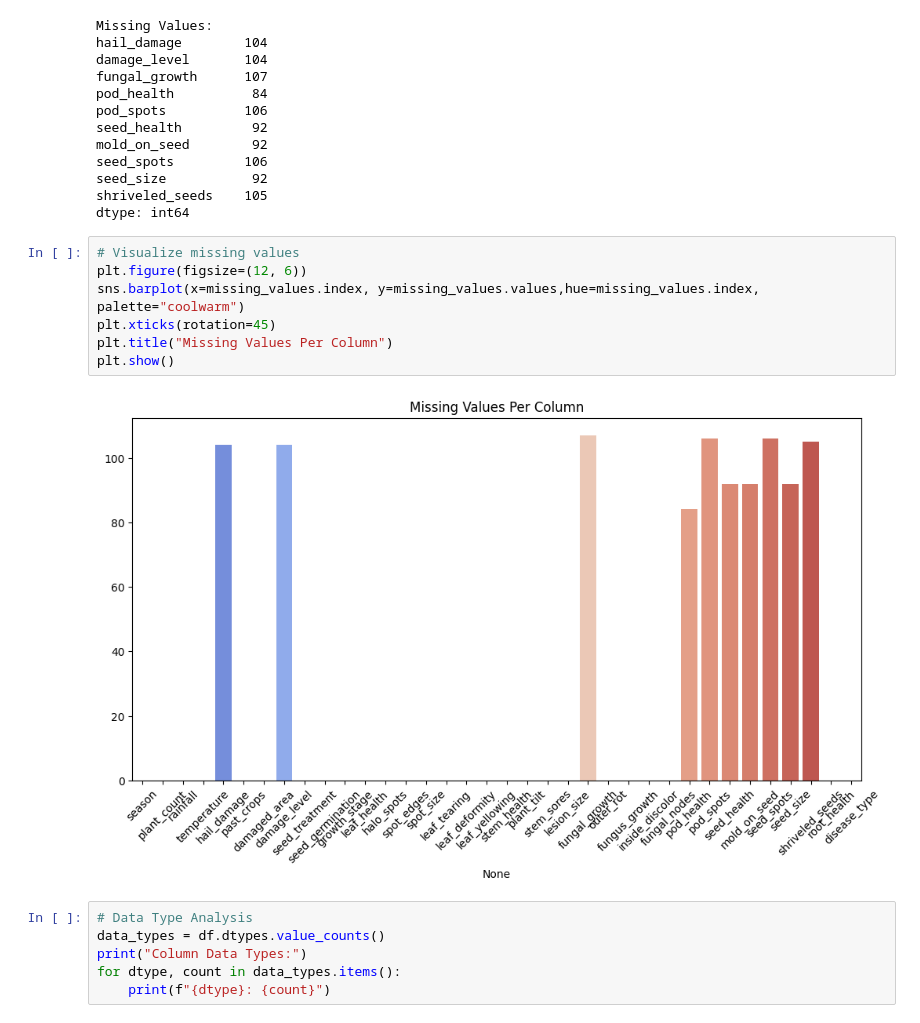
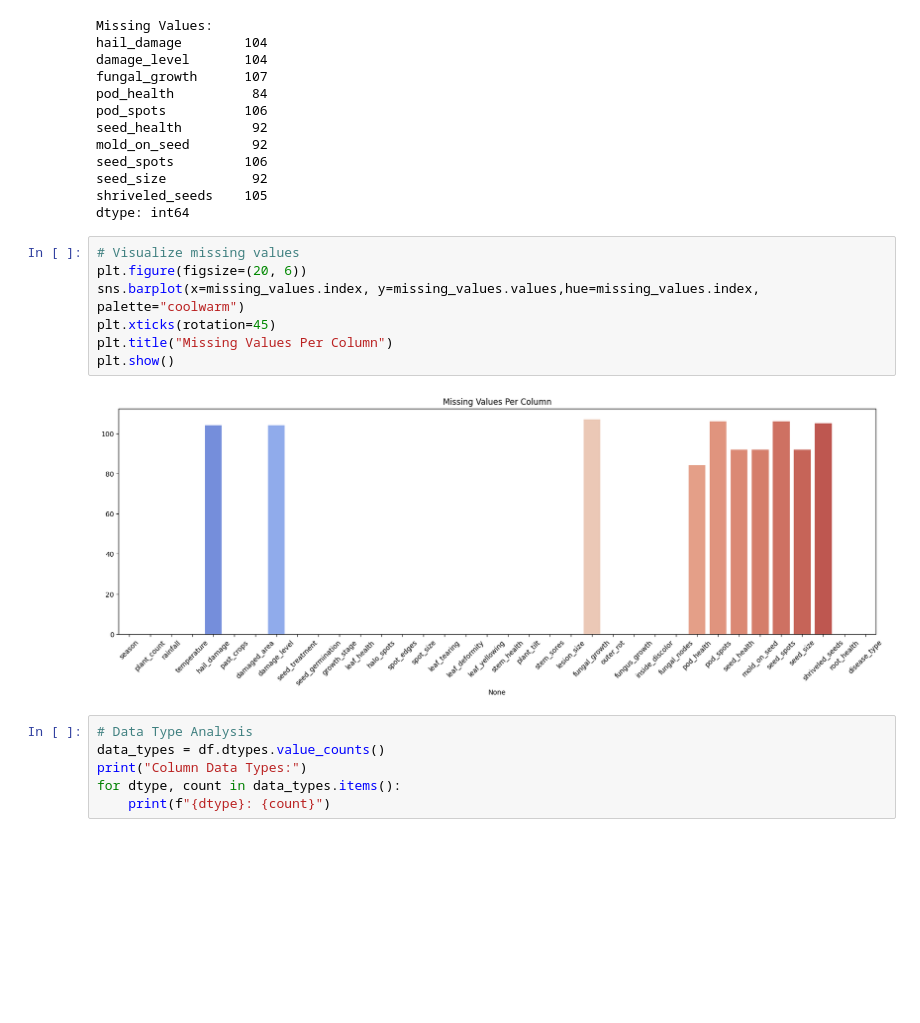
Before and after one commit to yambaltanmay06/crop_disease_prediction, a Jupyter notebook: data_preprocessing.ipynb, the cells around one changed output. Cells and saved outputs as stored; diff of their text form; blank space fills up the shorter version.

```diff
--- a/data_preprocessing.ipynb
+++ b/data_preprocessing.ipynb
@@ -104,13 +104,13 @@ shriveled_seeds    105
 dtype: int64
 # %%
 # Visualize missing values
-plt.figure(figsize=(12, 6))
+plt.figure(figsize=(20, 6))
 sns.barplot(x=missing_values.index, y=missing_values.values,hue=missing_values.index, palette="coolwarm")
 plt.xticks(rotation=45)
 plt.title("Missing Values Per Column")
 plt.show()
 # %% [output]
-[figure, old version]
+[figure, new version]
 # %%
 # Data Type Analysis
 data_types = df.dtypes.value_counts()
```
Also changed, not shown: parts of 4 cells of this notebook, 6 other files.
